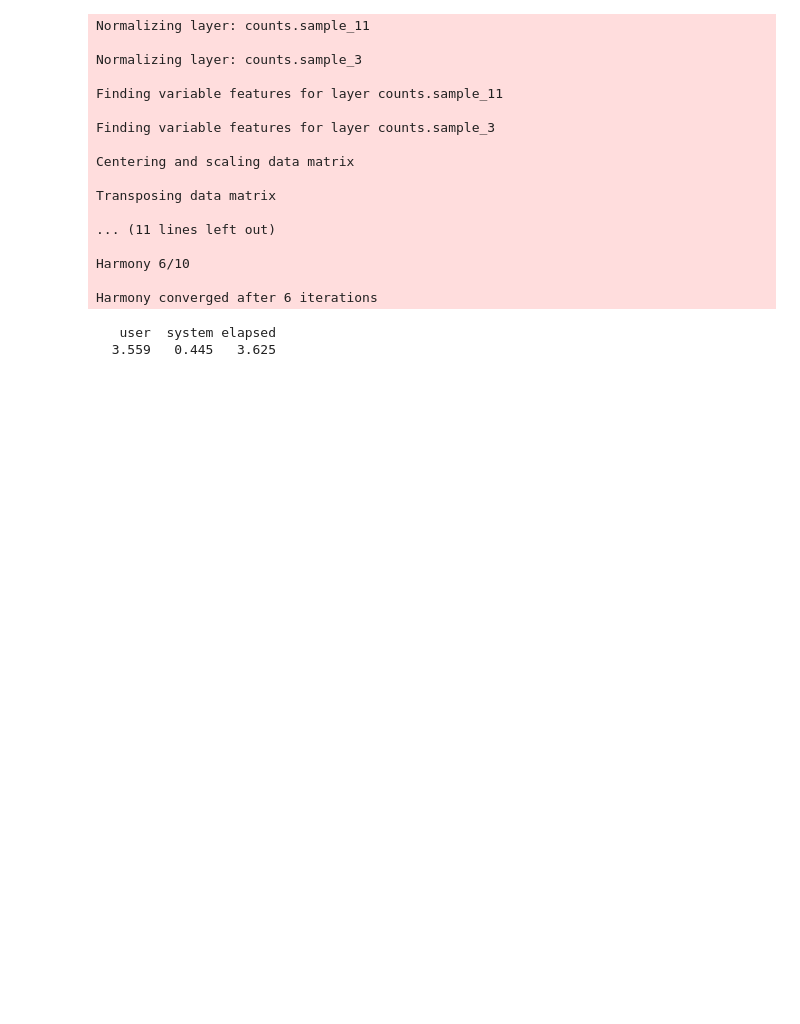
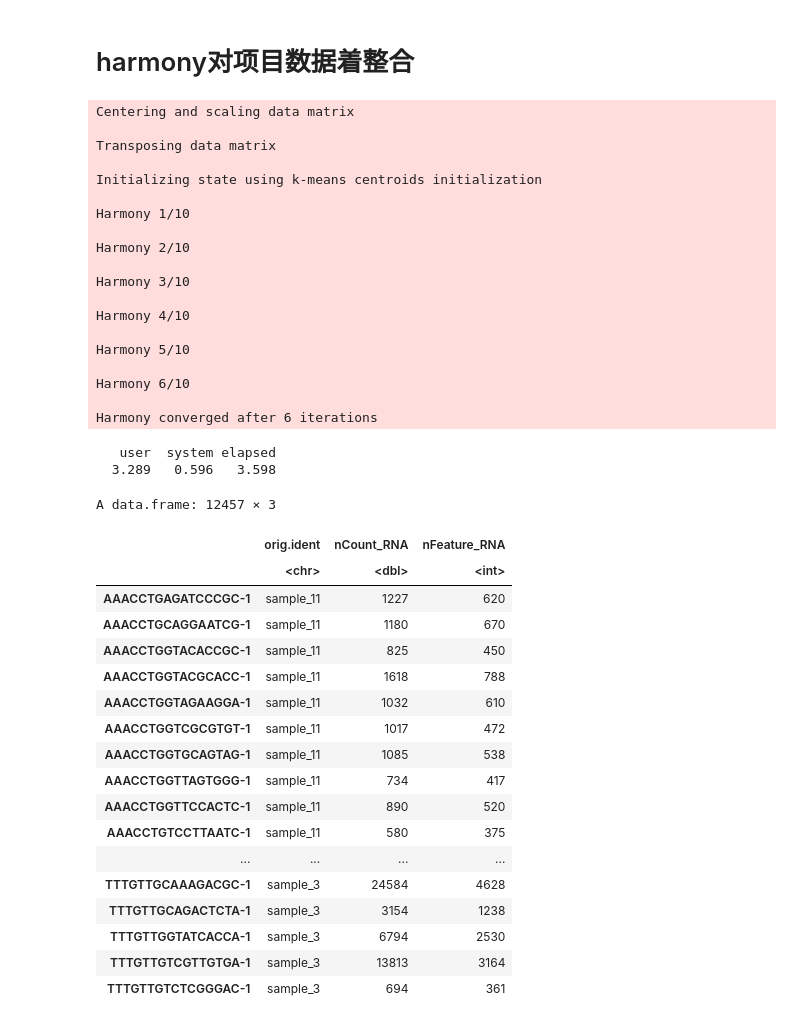
Before and after one commit to daiyizheng/DL, a Jupyter notebook: 97-bioinformatics/gene_process_for_python/single-cell-rna/04-harmony对项目数据着整合.ipynb, the cells around one changed output. Drawn from its saved outputs; the diff is of its cells as text; code cells hidden in the pictures; blank space fills up the shorter version.

```diff
--- a/97-bioinformatics/gene_process_for_python/single-cell-rna/04-harmony对项目数据着整合.ipynb
+++ b/97-bioinformatics/gene_process_for_python/single-cell-rna/04-harmony对项目数据着整合.ipynb
@@ -1,3 +1,5 @@
+# %% [markdown]
+# harmony对项目数据着整合
 # %%
 ##系统报错改为英文
 Sys.setenv(LANGUAGE = "en")
@@ -20,29 +22,53 @@ scRNA.11 = CreateSeuratObject(scRNA.11 ,project="sample_11", min.cells = 3, min.
 scRNA.3 = CreateSeuratObject(scRNA.3 ,project="sample_3", min.cells = 3, min.features = 200)
 
 scRNA_harmony <- merge(scRNA.11, y=c(scRNA.3 ))
-scRNA_harmony <- NormalizeData(scRNA_harmony) %>% FindVariableFeatures() %>% ScaleData() %>% RunPCA(verbose=FALSE)
+scRNA_harmony <- NormalizeData(scRNA_harmony, normalization.method = "LogNormalize", scale.factor = 1e4) %>% FindVariableFeatures() %>% ScaleData() %>% RunPCA(verbose=FALSE)
 #### harmony的整合是基于PCA结果数据
 system.time({scRNA_harmony <- RunHarmony(scRNA_harmony, group.by.vars = "orig.ident")})
 # %% [output]
-Normalizing layer: counts.sample_11
-
-Normalizing layer: counts.sample_3
-
-Finding variable features for layer counts.sample_11
-
-Finding variable features for layer counts.sample_3
-
 Centering and scaling data matrix
 
 Transposing data matrix
 
-... (11 lines left out)
+Initializing state using k-means centroids initialization
+
+Harmony 1/10
+
+Harmony 2/10
+
+Harmony 3/10
+
+Harmony 4/10
+
+Harmony 5/10
 
 Harmony 6/10
 
 Harmony converged after 6 iterations
    user  system elapsed
-  3.559   0.445   3.625
+  3.289   0.596   3.598
+# %%
+scRNA_harmony@meta.data
+# %% [output]
+A data.frame: 12457 × 3
+|  | orig.ident | nCount_RNA | nFeature_RNA |
+|  | <chr> | <dbl> | <int> |
+| AAACCTGAGATCCCGC-1 | sample_11 | 1227 | 620 |
+| AAACCTGCAGGAATCG-1 | sample_11 | 1180 | 670 |
+| AAACCTGGTACACCGC-1 | sample_11 | 825 | 450 |
+| AAACCTGGTACGCACC-1 | sample_11 | 1618 | 788 |
+| AAACCTGGTAGAAGGA-1 | sample_11 | 1032 | 610 |
+| AAACCTGGTCGCGTGT-1 | sample_11 | 1017 | 472 |
+| AAACCTGGTGCAGTAG-1 | sample_11 | 1085 | 538 |
+| AAACCTGGTTAGTGGG-1 | sample_11 | 734 | 417 |
+| AAACCTGGTTCCACTC-1 | sample_11 | 890 | 520 |
+| AAACCTGTCCTTAATC-1 | sample_11 | 580 | 375 |
+| ... | ... | ... | ... |
+| TTTGTTGCAAAGACGC-1 | sample_3 | 24584 | 4628 |
+| TTTGTTGCAGACTCTA-1 | sample_3 | 3154 | 1238 |
+| TTTGTTGGTATCACCA-1 | sample_3 | 6794 | 2530 |
+| TTTGTTGTCGTTGTGA-1 | sample_3 | 13813 | 3164 |
+| TTTGTTGTCTCGGGAC-1 | sample_3 | 694 | 361 |
 # %%
 str(scRNA_harmony)
 # %% [output]
```
Also changed, not shown: parts of 13 cells of this notebook, 3 other files.
